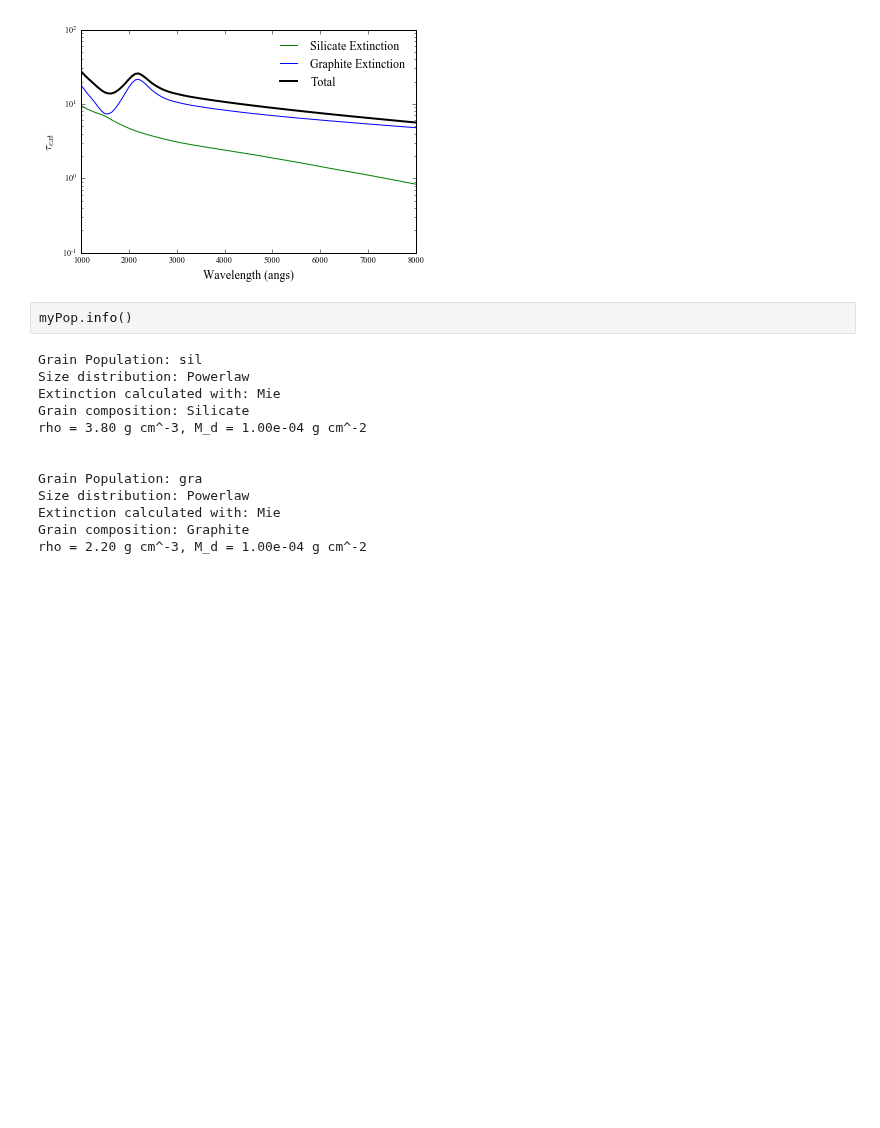
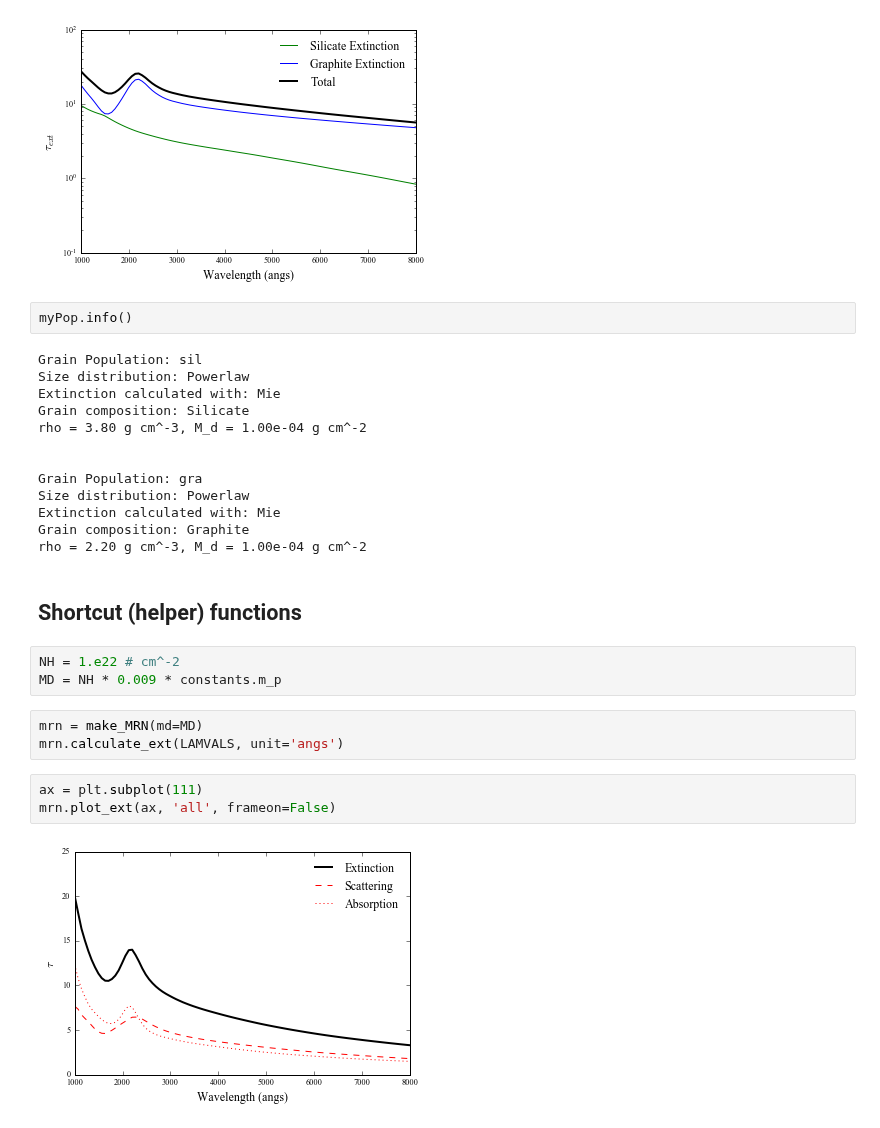
Before and after one commit to eblur/newdust, a Jupyter notebook: examples/plot_grainpop.ipynb, the cells around one changed output. Drawn from its saved outputs; the diff is of its cells as text; blank space fills up the shorter version.

Commit message:
Wrote example file and tested basic functionality of make_MRN helper runction

```diff
--- a/examples/test_grainpop.ipynb
+++ b/examples/plot_grainpop.ipynb
@@ -68,3 +68,16 @@ Size distribution: Powerlaw
 Extinction calculated with: Mie
 Grain composition: Graphite
 rho = 2.20 g cm^-3, M_d = 1.00e-04 g cm^-2
+# %% [markdown]
+## Shortcut (helper) functions
+# %%
+NH = 1.e22 # cm^-2
+MD = NH * 0.009 * constants.m_p
+# %%
+mrn = make_MRN(md=MD)
+mrn.calculate_ext(LAMVALS, unit='angs')
+# %%
+ax = plt.subplot(111)
+mrn.plot_ext(ax, 'all', frameon=False)
+# %% [output]
+[figure, added]
```
Also changed, not shown: parts of 1 cell of this notebook, 1 other file.
